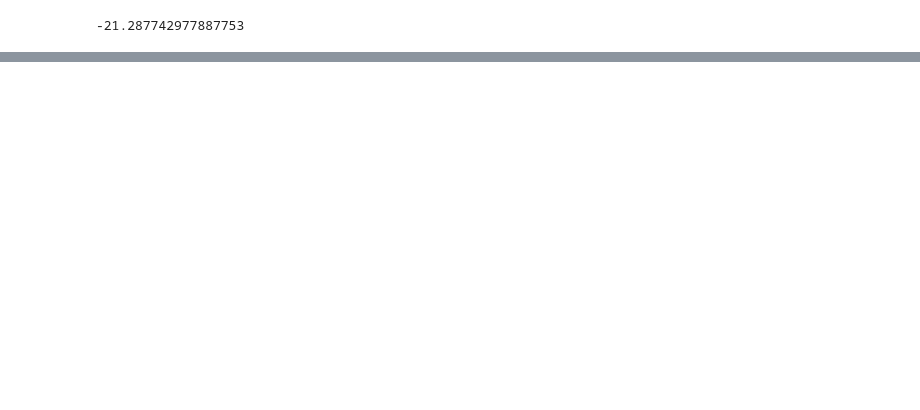
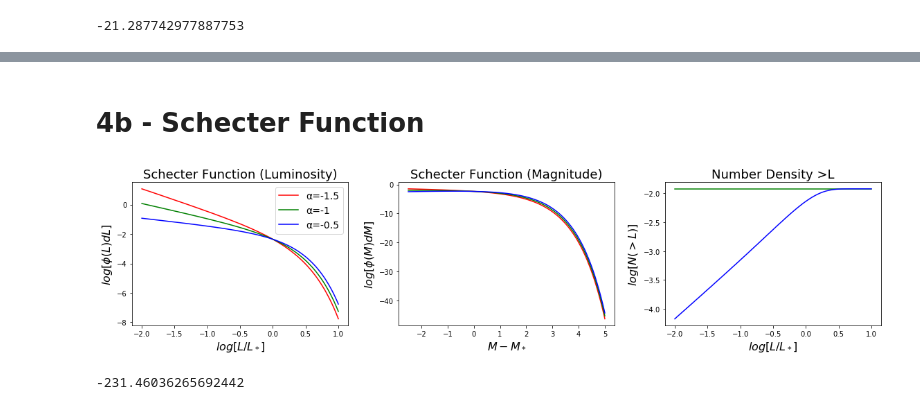
Before and after one commit to bluefatima/galaxies2018, a Jupyter notebook: PS1/Untitled.ipynb, the cells around one changed output, grey strips where cells are left out. Cells and saved outputs as stored; diff of their text form; code cells hidden in the pictures; blank space fills up the shorter version.

```diff
--- a/PS1/Untitled.ipynb
+++ b/PS1/Untitled.ipynb
@@ -54,18 +52,3 @@ plt.ylabel('$Correlation \: Coefficient$', fontsize=16)
 # %% [output]
 Text(0,0.5,'$Correlation \\: Coefficient$')
 [figure]
-# %%
-M_bins = np.arange(M[12], M[-1], .05)
-corrs = np.zeros(len(M_bins))
-for i in range(len(M_bins)-1):
-    idx = np.where((M > M_bins[i]) & (M < M_bins[i+1]))
-    if len(M[idx]) > 50:
-        corrs[i] = np.corrcoef(Z[idx], S[idx])[0,1]
-good = np.where(corrs != 0)
-plt.plot(M_bins[good], corrs[good], 'k.')
-plt.axhspan(-0.3, 0.3, color='red', alpha=0.3)
-plt.axhspan(0.3, 0.7, color='yellow', alpha=0.3)
-plt.axhline(0, alpha=0.5)
-plt.axis([5.75, 11.7, -.3, 0.6])
-plt.xlabel('$Stellar \: Mass \:(M_o)$', fontsize=16)
-plt.ylabel('$Correlation \: Coefficient$', fontsize=16)
@@ -124,0 +134,55 @@ plt.tight_layout()
+# %% [markdown]
+# 4b - Schecter Function
+# %%
+import numpy as np
+import matplotlib.pyplot as plt
+%matplotlib inline
+
+
+α = [-1.5, -1, -0.5]
+colors = ['r', 'g', 'b']
+L_L = np.logspace(-2, 1, 100) # x=L/L*
+ϕ_s = 1.2e-2
+M_M = -2.5 * np.log10(x)
+
+plt.figure(figsize=(16,4))
+for i in range(3):
+
+    # Luminoisty function
+    ϕL = ϕ_s * x**α[i] * np.exp(-L_L)
+
+    # In Magnitude
+    nM = 0.4 * np.log(10)*ϕ_s*(10**(0.4*M_M*(α[i]+1)))*np.exp(-10**(0.4*M_M))
+
+    # Numbr density
+    nL = ϕ_s * gamma(L_L, α[i]+1)
+
+    plt.subplot(131)
+    plt.plot(np.log10(L_L), np.log10(ϕL), '-', color=colors[i], label='α='+str(α[i]))
+    plt.xlabel('$log[L/L_*]$', fontsize=16)
+    plt.ylabel('$log[\phi(L)dL]$', fontsize=16)
+    plt.title('Schecter Function (Luminosity)', fontsize=18)
+
+    plt.subplot(132)
+    plt.plot(M_M, np.log10(nM), '-', color=colors[i])
+    #plt.gca().invert_xaxis()
+    plt.xlabel('$M-M_*$', fontsize=16)
+    plt.ylabel('$log[\phi(M)dM]$', fontsize=16)
+    plt.title('Schecter Function (Magnitude)', fontsize=18)
+    #plt.axis([-3, 3, -15, 0])
+
+    plt.subplot(133)
+    plt.plot(np.log10(L_L), np.log10(nL), '-', color=colors[i])
+    plt.xlabel('$log[L/L_*]$', fontsize=16)
+    plt.ylabel('$log[N(>L)]$', fontsize=16)
+    plt.title('Number Density >L', fontsize=18)
+
+plt.subplot(131)
+plt.legend(fontsize=14)
+plt.tight_layout()
+# %% [output]
+[figure, added]
+# %%
+np.sum(np.log10(ϕL))
+# %% [output]
+-231.46036265692442
```
Also changed, not shown: parts of 12 cells of this notebook, 1 other file.
